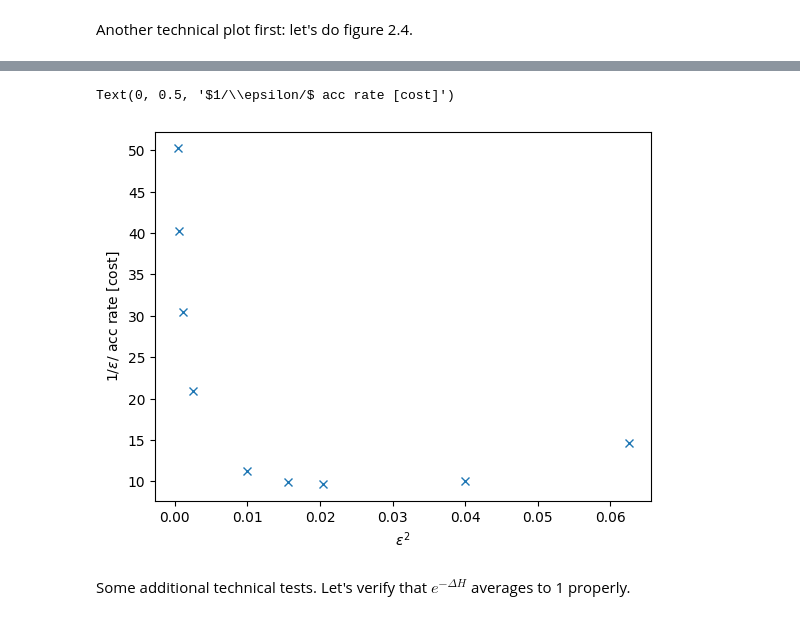
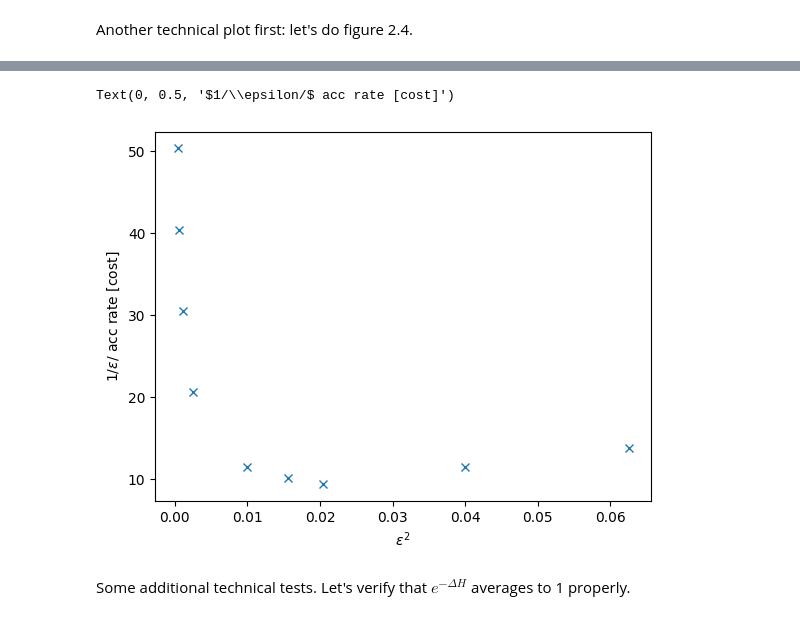
Before and after one commit to etneil/lfox, a Jupyter notebook: integration/reproduce_schaefer.ipynb, the cells around one changed output, grey strips where cells are left out. Saved outputs shown, nothing was run; the diff lists cells and outputs as text; code cells hidden in the pictures.

```diff
--- a/integration/reproduce_schaefer.ipynb
+++ b/integration/reproduce_schaefer.ipynb
@@ -203,7 +147,6 @@ print(len(LA)) # 3651866
 d = 3
 Lat6 = lat.SquareLattice(st_dims=((6,)*d))
 phi6 = lat.LatticeField(lattice=Lat6, F=1)
-#phi6.field = np.ones_like(phi6.field)
 
 S6 = ScalarAction(field_names=['phi'], params={'kappa': 0.185825, 'lambda': 1.1689})
 
@@ -215,14 +158,14 @@ rng_key = jax.random.PRNGKey(11134)
 
 for eps, Nstep in zip(all_eps, all_Nstep):
     F6 = {'phi': phi6}
-    HMC = lhmc.HMCRewrite(
+    hmc = lhmc.HMC(
         action=S6,
-        integrator=lhmc.LeapfrogIntegrator(eps=eps, Nstep=Nstep),
+        integrator=LeapfrogIntegrator(eps=eps, Nstep=Nstep),
     )
 
     acc_rate = []
     for _ in range(1000):
-        F6, mon, rng_key = HMC.evolve(F6, rng_key, warmup=False)
+        F6, mon, rng_key = hmc.evolve(F6, rng_key)
         acc_rate.append(mon['accept'])
 
     all_acc_rate.append(np.mean(np.array(acc_rate)))
@@ -245,10 +183,10 @@ Text(0, 0.5, 'acc rate')
 # %%
 plt.plot(all_eps**2, 1/all_eps/all_acc_rate, ls=' ', marker='x')
-plt.xlabel('$\epsilon^2$')
-plt.ylabel('$1/\epsilon/$ acc rate [cost]')
+plt.xlabel('$\\epsilon^2$')
+plt.ylabel('$1/\\epsilon/$ acc rate [cost]')
 # %% [output]
 Text(0, 0.5, '$1/\\epsilon/$ acc rate [cost]')
-[figure, old version]
+[figure, new version]
 # %% [markdown]
 Some additional technical tests.  Let's verify that $e^{-\Delta H}$ averages to 1 properly.
 # %%
```
Also changed, not shown: parts of 17 cells of this notebook, 1 other file.
